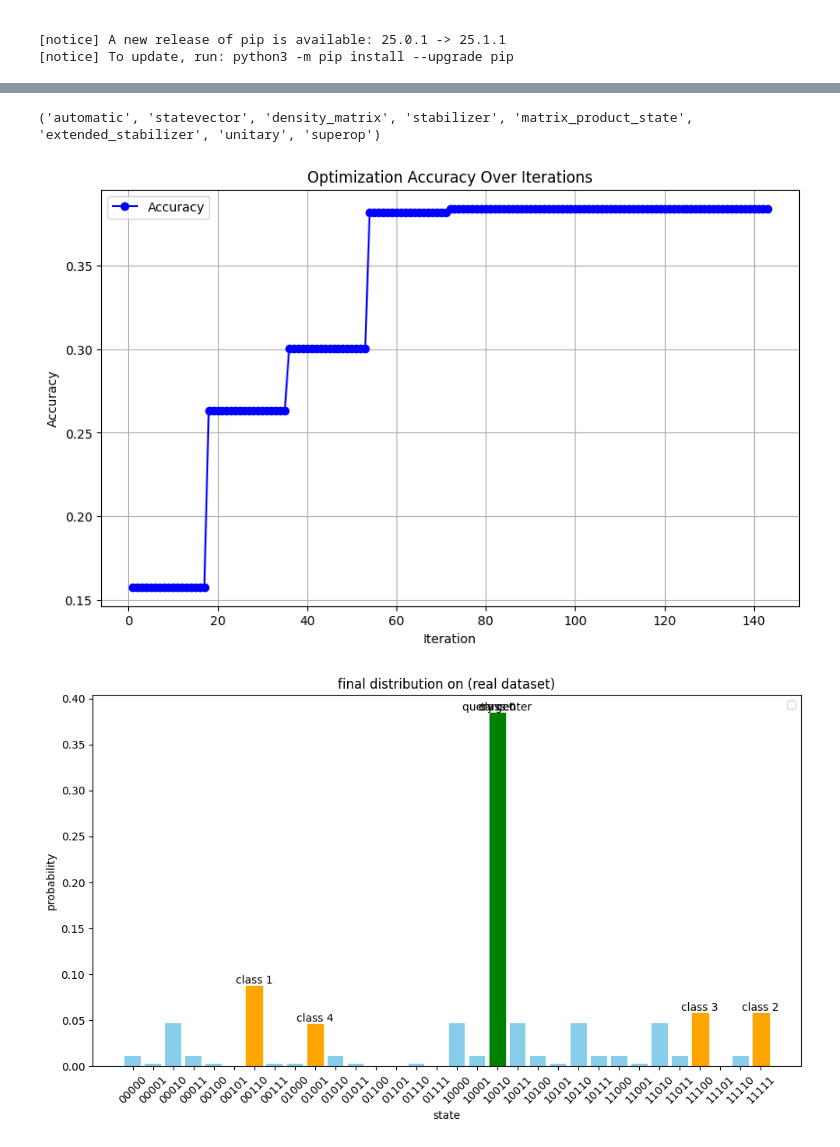
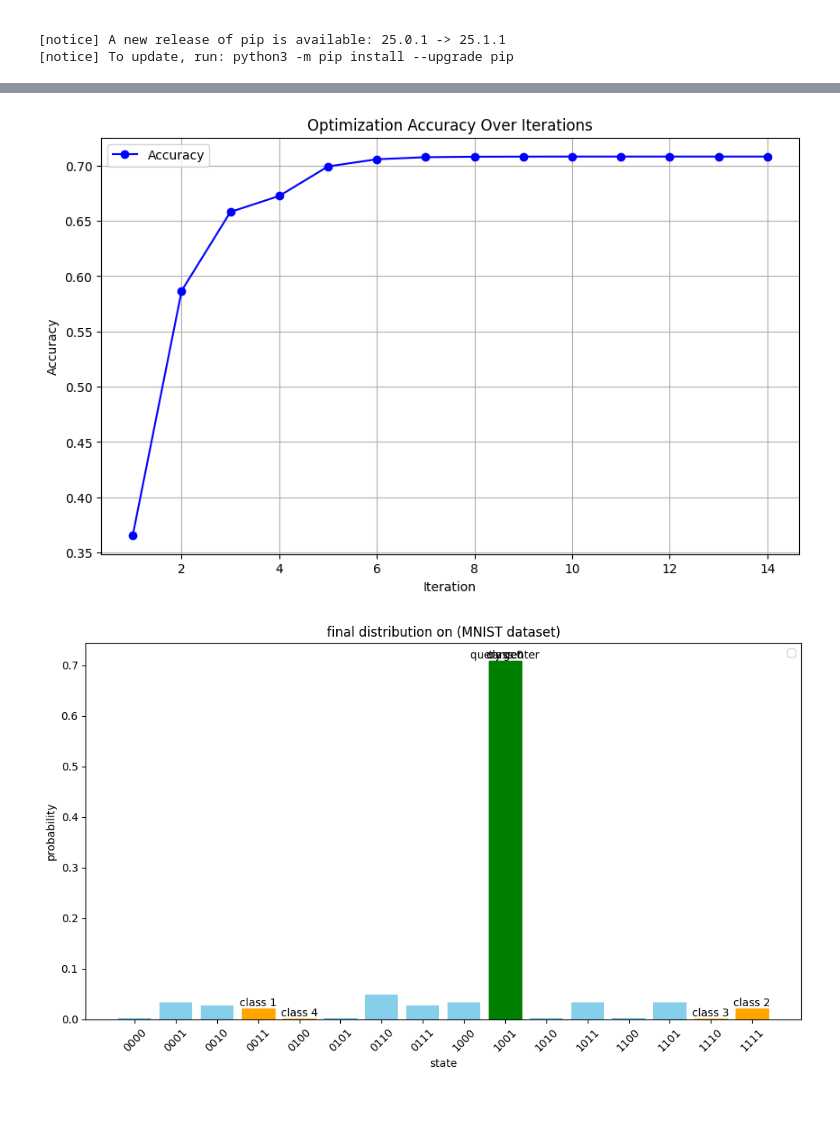
Before and after one commit to Hronrad/quantum_associative_memory, a Jupyter notebook: vqam_3.ipynb, the cells around one changed output, grey strips where cells are left out. Drawn from its saved outputs; the diff is of its cells as text; code cells hidden in the pictures; blank space fills up the shorter version.

```diff
--- a/vqam_3.ipynb
+++ b/vqam_3.ipynb
@@ -47,13 +34,14 @@ To enable the following instructions: AVX2 FMA, in other operations, rebuild Ten
 # %%
-n_qubits = 5  # 量子比特数
+n_qubits = 4  # 量子比特数
 M = 5  # 记忆模式数量（类别）
 N = 2 ** n_qubits  # 总状态数
 q = 0.2  # 二项分布参数，控制查询状态的汉明距离分布
-p_depth = 8  # QAOA电路深度，影响算法精度和计算复杂度
-data_mode = 'real'  # 数据模式：'real'使用MNIST，'generated'使用随机模式
+p_depth = 5  # QAOA电路深度，影响算法精度和计算复杂度
+data_mode = 'MNIST'  # 数据模式：'MNIST'使用MNIST，'generated'使用随机模式
 steps = 100  # 优化迭代次数，控制参数优化的收敛
 # 选择优化器
-optimizer_name = "bfgs"  # 可选值："adam", "slsqp", "annealing"
+optimizer_name = "bfgs"  # 可选值："bfgs", "slsqp", "annealing", "nelder-mead"
+model = 'C1'  # 模式选择：'C1'或'Ezhov'
 # %%
 def load_mnist_data(M, n_qubits, n_samples_per_class=50):
     """加载并预处理MNIST数据集"""
@@ -292,16 +299,12 @@ min_dis: 0
 # %%
-
-
-def cost_function_wrapper(params, memory_state, query_state, target, n_qubits, p_depth):
-    """包装成本函数，兼容 SciPy"""
-    cost = cost_function(params, memory_state, query_state, target, n_qubits, p_depth)
-    return float(cost)
 
 def callback_function(params):
     """回调函数，用于动态输出优化过程中的效果"""
     global iteration_count
     iteration_count += 1
-    cost = cost_function_wrapper(params, memory_state, query_state, target, n_qubits, p_depth)
+    cost = cost_function(params, memory_state, query_state, target, n_qubits, p_depth)
+    acc = 1 - cost
+    acc_his.append(acc)
     print(f"iter {iteration_count}: cost = {cost:.4f}")
 
 def optimize(optimizer_name, params, memory_state, query_state, target, n_qubits, p_depth, steps):
@@ -309,11 +312,14 @@ def optimize(optimizer_name, params, memory_state, query_state, target, n_qubits
     global iteration_count
     iteration_count = 0
 
-    bounds = [(0, np.pi)] * (2 * p_depth)
+    if model == 'C1':
+        bounds = [(0, np.pi)] * (2 * p_depth + 4)
+    else:
+        bounds = [(0, np.pi)] * (2 * p_depth)
 
     if optimizer_name.lower() == "slsqp":
         result = minimize(
-            fun=cost_function_wrapper,
+            fun=cost_function,
             x0=params,
             args=(memory_state, query_state, target, n_qubits, p_depth),
             method="SLSQP",
@@ -325,16 +331,17 @@ def optimize(optimizer_name, params, memory_state, query_state, target, n_qubits
 
     elif optimizer_name.lower() == "annealing":
         result = dual_annealing(
-            func=cost_function_wrapper,
+            func=cost_function,
             bounds=bounds,
             args=(memory_state, query_state, target, n_qubits, p_depth),
-            maxiter=steps
+            maxiter=steps,
+            callback=callback_function,
         )
         return result.x
 
     elif optimizer_name.lower() == "bfgs":
         result = minimize(
-            fun=cost_function_wrapper,
+            fun=cost_function,
             x0=params,
             args=(memory_state, query_state, target, n_qubits, p_depth),
             method="L-BFGS-B",
@@ -346,7 +353,7 @@ def optimize(optimizer_name, params, memory_state, query_state, target, n_qubits
 
     elif optimizer_name.lower() == "nelder-mead":
         result = minimize(
-            fun=cost_function_wrapper,
+            fun=cost_function,
             x0=params,
             args=(memory_state, query_state, target, n_qubits, p_depth),
             method="Nelder-Mead",
@@ -359,7 +366,10 @@ def optimize(optimizer_name, params, memory_state, query_state, target, n_qubits
         raise ValueError("不支持的优化器。请选择 'slsqp', 'annealing', 'bfgs' 或 'nelder-mead'。")
 
 # 初始化参数（γ和β），随机分布在[0, π]
-params = np.random.uniform(0, np.pi, 2 * p_depth)
+if model == 'Ezhov':
+    params = np.random.uniform(0, np.pi, 2 * p_depth)
+elif model == 'C1':
+    params = np.random.uniform(0, np.pi, 2 * p_depth + 4)
 
 # 执行优化
 optimal_params = optimize(optimizer_name, params, memory_state, query_state, target, n_qubits, p_depth, steps)
@@ -397,7 +409,3 @@ state |01001⟩ (class 4)：probability = 0.0460
-# %%
-print(AerSimulator().available_methods())
-# %% [output]
-('automatic', 'statevector', 'density_matrix', 'stabilizer', 'matrix_product_state', 'extended_stabilizer', 'unitary', 'superop')
 # %%
 # -----------------------
 # 结果可视化
@@ -422,36 +430,36 @@ plt.xticks(rotation=45)  # 旋转x轴标签
 plt.legend()
 
 # 高亮记忆模式
 for i, state in enumerate(states):
     if state in memory_states:
         bars[i].set_color('orange')
         cls = pattern_to_class.get(state, 'N/A')
         plt.text(i, final_probs[i], f'class {cls}', ha='center', va='bottom')  # 添加类别标签
 
 # 高亮查询中心
 center_idx = states.index(query_center)
 bars[center_idx].set_color('red')  # 红色高亮查询中心
 plt.text(center_idx, final_probs[center_idx], 'query center', ha='center', va='bottom')  # 添加查询中心标签
 
 # 高亮目标态
 for t in target:
     target_idx = states.index(t)
     bars[target_idx].set_color('green')  # 绿色高亮目标态
     plt.text(target_idx, final_probs[target_idx], 'target', ha='center', va='bottom')  # 添加目标态标签
 
 plt.tight_layout()
 plt.show()
 
 # 查询图像（仅MNIST模式）
-if data_mode == 'real' and query_image is not None:
+if data_mode == 'MNIST' and query_image is not None:
     plt.figure(figsize=(4, 4))
     plt.imshow(query_image, cmap='gray')  # 显示灰度图像
     plt.title('query_center image')
     plt.axis('off')  # 隐藏坐标轴
     plt.show()
 # %% [output]
-[figure, old version]
+[figure, new version]
-[figure, old version]
+[figure, new version]
 [figure]
 # %%
 # 将量子态转换为二维坐标
```
Also changed, not shown: parts of 6 cells of this notebook.
